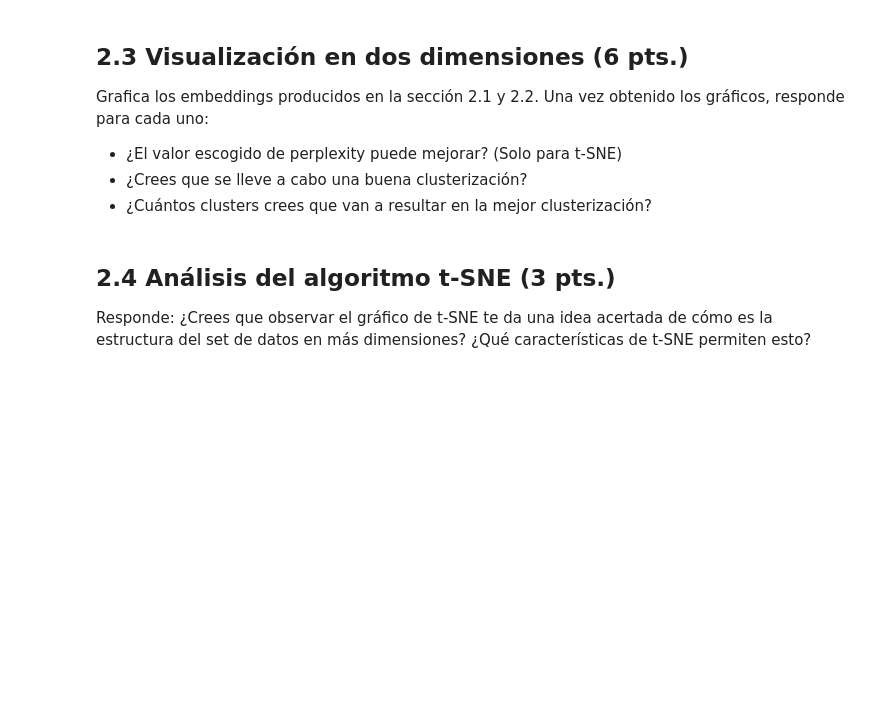
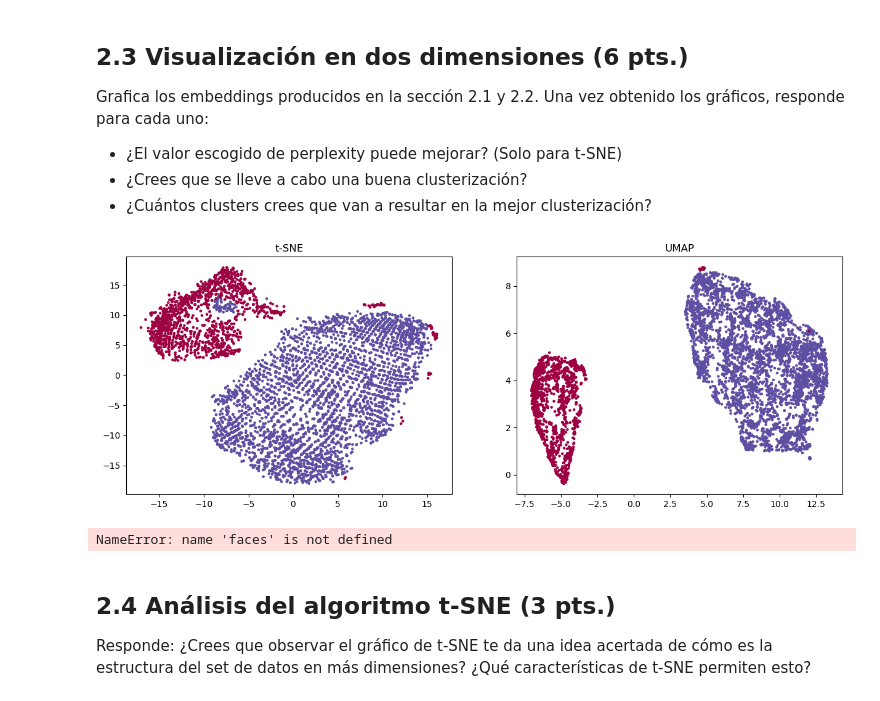
Before and after one commit to pedrozavalat/iic2433-tareas, a Jupyter notebook: t2/T2.ipynb, the cells around one changed output. Saved outputs shown, nothing was run; the diff lists cells and outputs as text; code cells hidden in the pictures; blank space fills up the shorter version.

```diff
--- a/t2/T2.ipynb
+++ b/t2/T2.ipynb
@@ -204,10 +207,24 @@ realizar clustering ya que nos permite terner una mejor interpretacion de los fu
 ## 2.1 t-SNE (1 pts.)
 
 Define t-SNE con 2 componentes. Justifica la elección del parámetro **perplexity**.
+# %%
+X_normalized = sample_cleaned.values
+X_normalized.shape
+# Tenemos 6497 muestras y 12 caracteristicas. Por lo que podemos decir que el parametro perplexity
+# es de 6497/12 = 541.42, aproximadamente 541. Esto nos permite decir que en promedio cada caracteristica
+# deberia tener 541 muestras cercanas a ella.
+tsne_embed = manifold.TSNE(n_components=2, perplexity = 541, n_iter=500, n_iter_without_progress=150, n_jobs=10)
+projection_tsne = tsne_embed.fit_transform(X_normalized)
 # %% [markdown]
 ## 2.2 UMAP (1 pts.)
 
 Define UMAP con 2 componentes. Puedes reducir la cantidad de datos para UMAP si estimas necesario. Justifica la elección de parámetros.
+# %%
+umap_2d = UMAP(n_components = 2, min_dist = 0.1, n_neighbors= 541, n_jobs=8)
+projection_umap = umap_2d.fit_transform(X_normalized)
+# Escogemos una cantidad minima de distancia como 0.1, ya que a menor valor podemos presentar visualizar una agrupacion de datos mas cercana.
+# Ademas presentamos n_neighbors = 541, como la cantidad de vecinos cercanos, asumiendo que en promedio dada la cantidad de datos totales y las caracteristicas,
+# cada caracteristica deberia tener 541 muestras cercanas a ella.
 # %% [markdown]
 ## 2.3 Visualización en dos dimensiones (6 pts.)
 
@@ -215,6 +232,54 @@ Grafica los embeddings producidos en la sección 2.1 y 2.2. Una vez obtenido los
 * ¿El valor escogido de perplexity puede mejorar? (Solo para t-SNE)
 * ¿Crees que se lleve a cabo una buena clusterización?
 * ¿Cuántos clusters crees que van a resultar en la mejor clusterización?
+# %%
+plt.figure(figsize=(15, 5))
+plt.subplot(1, 2, 1)
+plt.scatter(projection_tsne[:, 0], projection_tsne[:, 1], c=sample_cleaned['type'], cmap='Spectral', s=5)
+plt.title('t-SNE')
+plt.subplot(1, 2, 2)
+plt.scatter(projection_umap[:, 0], projection_umap[:, 1], c=sample_cleaned['type'], cmap='Spectral', s=5)
+plt.title('UMAP')
+plt.show()
+# %% [output]
+[figure, added]
+# %%
+import matplotlib.pyplot as plt
+import numpy as np
+from matplotlib import offsetbox
+
+X_normalized['target_names'] = np.unique(X_normalized.target) # esto es nuevo
+
+def plot_face_embedding(X, title):
+    _, ax = plt.subplots(figsize=(12, 12))
+    X = preprocessing.MinMaxScaler().fit_transform(X)
+
+    for face in faces.target_names: # aquí los uso
+        ax.scatter(
+            *X[y == face].T,
+            marker=f"${face}$", # en lugar de usar digit uso face (ID)
+            color=plt.cm.Dark2(face),
+            alpha=0.425, # The alpha blending value, between 0 (transparent) and 1 (opaque)
+        )
+    shown_images = np.array([[1.0, 1.0]])  # just something big
+    for i in range(X.shape[0]):
+        # plot every face on the embedding
+        # show an annotation box for a group of faces
+        dist = np.sum((X[i] - shown_images) ** 2, 1)
+        if np.min(dist) < 9e-3:   # aquí hay que calibrar!!!
+            # don't show points that are too close
+            continue
+        shown_images = np.concatenate([shown_images, [X[i]]], axis=0)
+        imagebox = offsetbox.AnnotationBbox(
+            offsetbox.OffsetImage(faces.images[i], cmap=plt.cm.gray_r), X[i]
+        ) # Container referring to a specific position xy defined by X[i]
+        imagebox.set()
+        ax.add_artist(imagebox)
+
+    ax.set_title(title)
+    ax.axis("off")
+# %% [output]
+NameError: name 'faces' is not defined
 # %% [markdown]
 ## 2.4 Análisis del algoritmo t-SNE (3 pts.)
 
```
Also changed, not shown: parts of 2 cells of this notebook.
